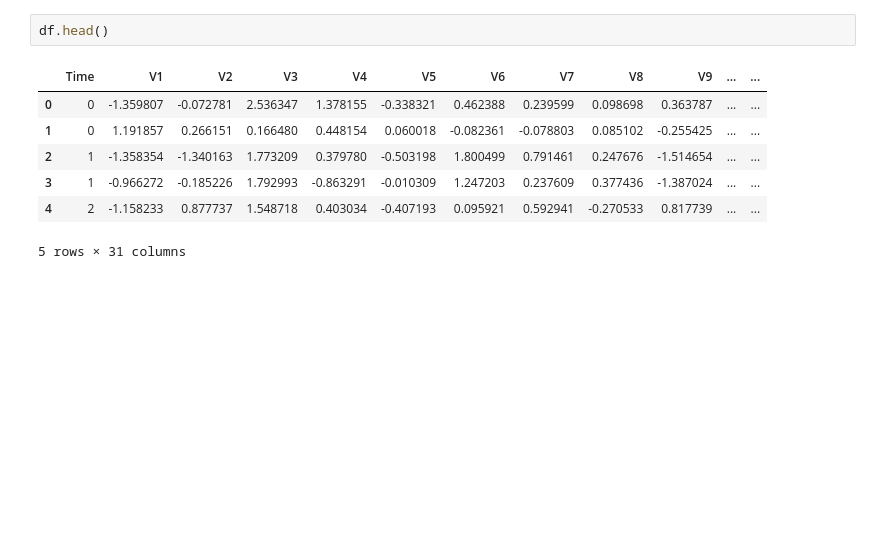
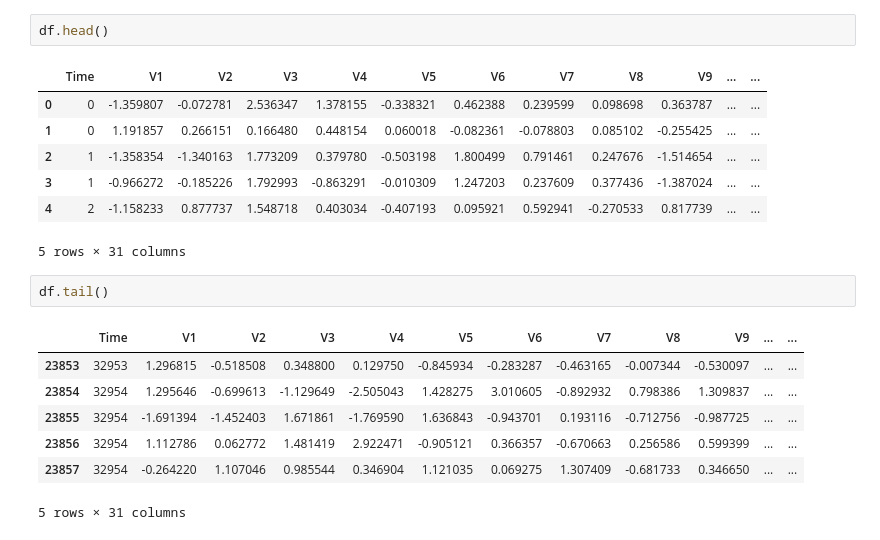
Before and after one commit to omkarpattnaik8080/Credit-Card-Fault-detection-System, a Jupyter notebook: CreditCardFraudPrediction.ipynb, the cells around one changed output. Cells and saved outputs as stored; diff of their text form; blank space fills up the shorter version.

```diff
--- a/CreditCardFraudPrediction.ipynb
+++ b/CreditCardFraudPrediction.ipynb
@@ -19,3 +19,13 @@ df.head()
 | 3 | 1 | -0.966272 | -0.185226 | 1.792993 | -0.863291 | -0.010309 | 1.247203 | 0.237609 | 0.377436 | -1.387024 | ... | ... |
 | 4 | 2 | -1.158233 | 0.877737 | 1.548718 | 0.403034 | -0.407193 | 0.095921 | 0.592941 | -0.270533 | 0.817739 | ... | ... |
 5 rows × 31 columns
+# %%
+df.tail()
+# %% [output]
+|  | Time | V1 | V2 | V3 | V4 | V5 | V6 | V7 | V8 | V9 | ... | ... |
+| 23853 | 32953 | 1.296815 | -0.518508 | 0.348800 | 0.129750 | -0.845934 | -0.283287 | -0.463165 | -0.007344 | -0.530097 | ... | ... |
+| 23854 | 32954 | 1.295646 | -0.699613 | -1.129649 | -2.505043 | 1.428275 | 3.010605 | -0.892932 | 0.798386 | 1.309837 | ... | ... |
+| 23855 | 32954 | -1.691394 | -1.452403 | 1.671861 | -1.769590 | 1.636843 | -0.943701 | 0.193116 | -0.712756 | -0.987725 | ... | ... |
+| 23856 | 32954 | 1.112786 | 0.062772 | 1.481419 | 2.922471 | -0.905121 | 0.366357 | -0.670663 | 0.256586 | 0.599399 | ... | ... |
+| 23857 | 32954 | -0.264220 | 1.107046 | 0.985544 | 0.346904 | 1.121035 | 0.069275 | 1.307409 | -0.681733 | 0.346650 | ... | ... |
+5 rows × 31 columns
```
Also changed, not shown: parts of 2 cells of this notebook.
